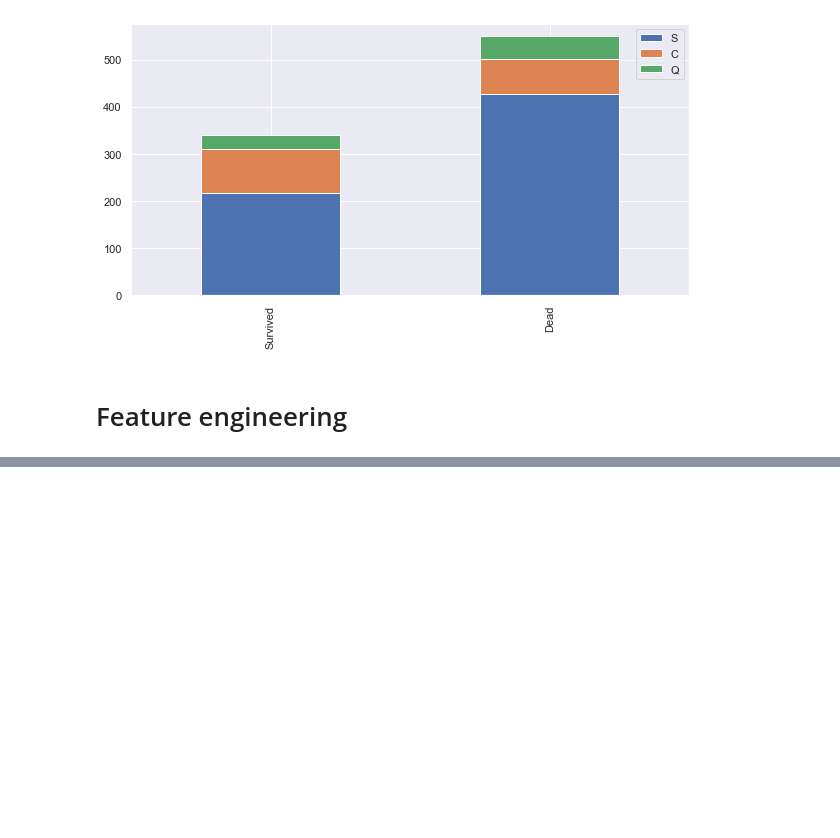
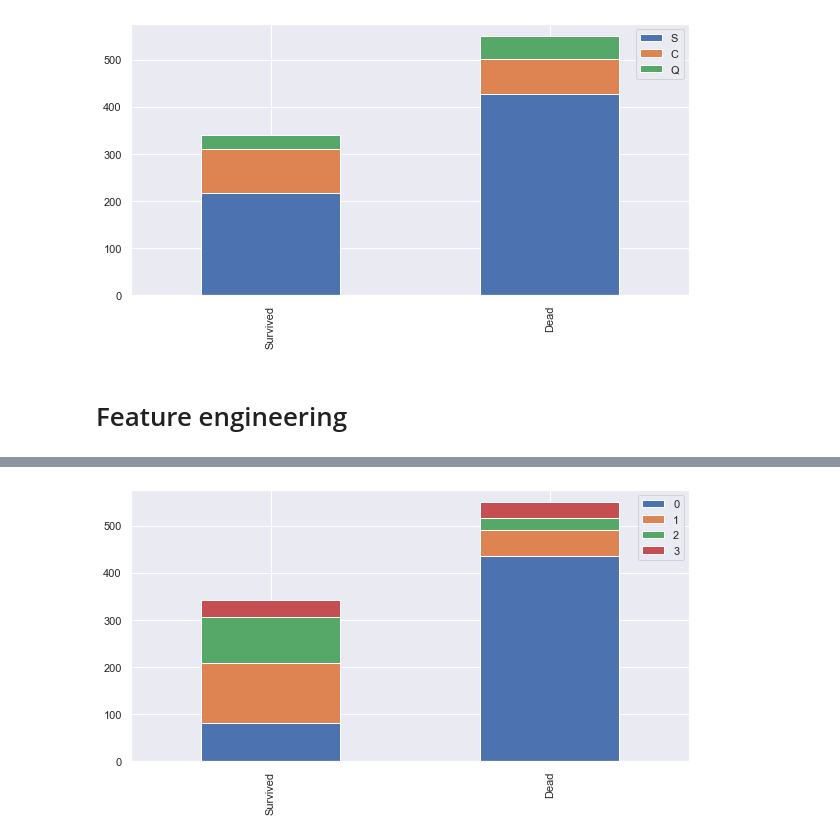
Before and after one commit to kamzzang/Kaggle, a Jupyter notebook: Titanic/[Kaggle]Titanic_1.ipynb, the cells around one changed output, grey strips where cells are left out. Drawn from its saved outputs; the diff is of its cells as text; code cells hidden in the pictures; blank space fills up the shorter version.

```diff
--- a/Titanic/[Kaggle]Titanic_1.ipynb
+++ b/Titanic/[Kaggle]Titanic_1.ipynb
@@ -168,0 +227,4 @@ bar_chart('Embarked')
+# %%
+bar_chart('Title')
+# %% [output]
+[figure, added]
```
Also changed, not shown: parts of 66 cells of this notebook, 2 other files.
